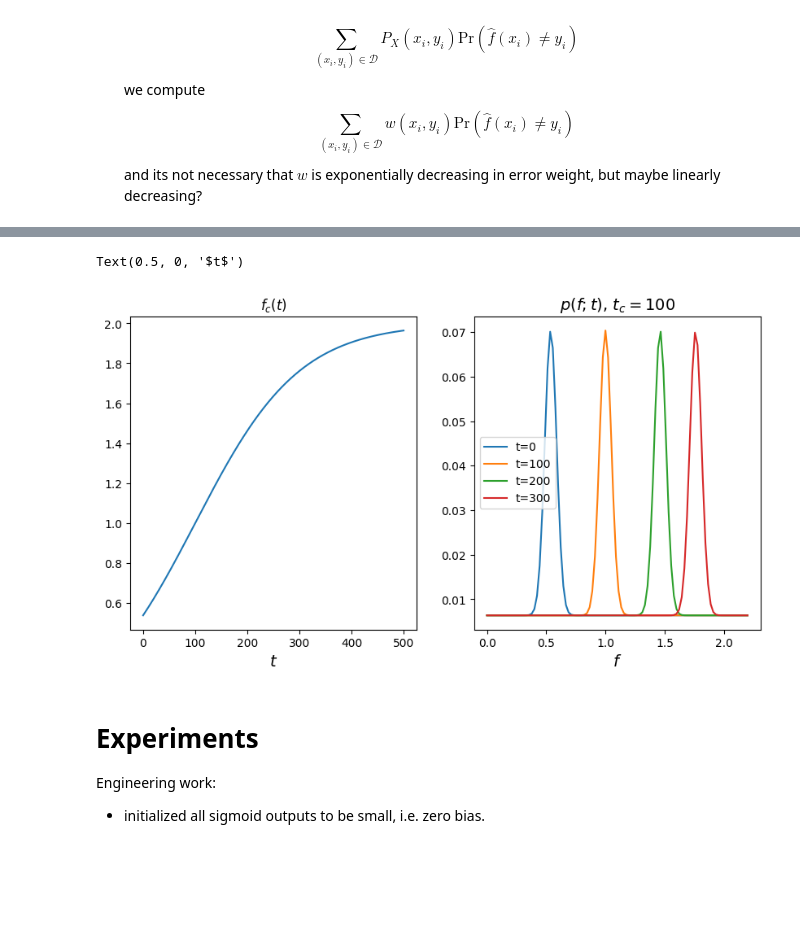
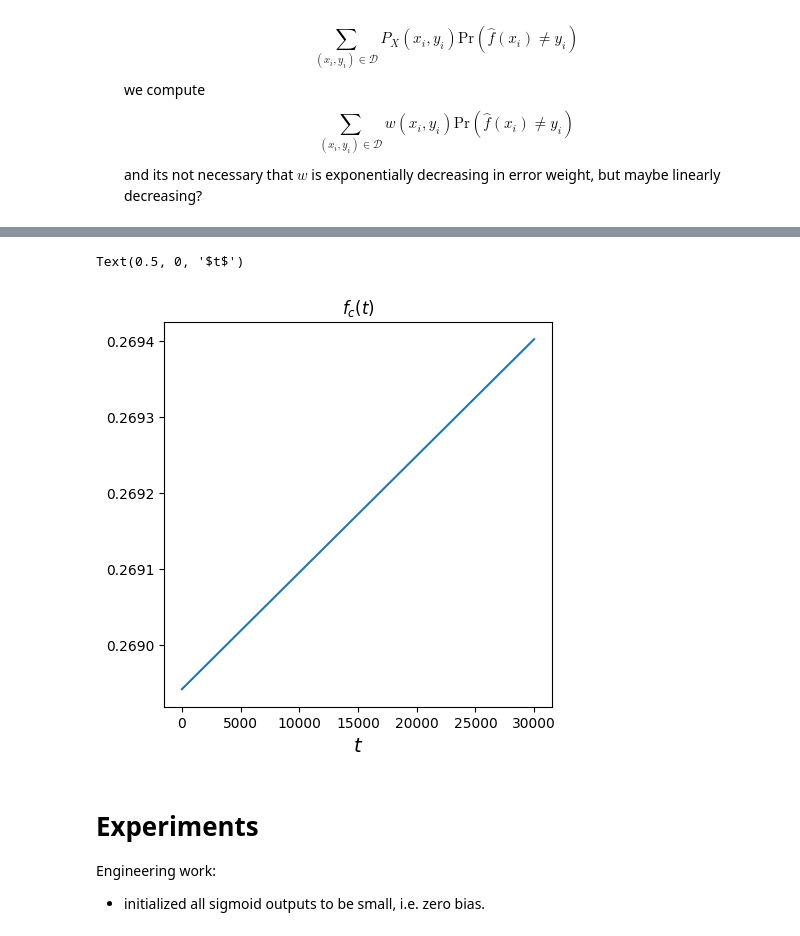
Before and after one commit to peterse/mldec, a Jupyter notebook: experiments/repetition_code_learning.ipynb, the cells around one changed output, grey strips where cells are left out. Drawn from its saved outputs; the diff is of its cells as text; code cells hidden in the pictures; blank space fills up the shorter version.

```diff
--- a/experiments/repetition_code_learning.ipynb
+++ b/experiments/repetition_code_learning.ipynb
@@ -213,28 +211,32 @@ def compute_f_distribution(f, t, t_c, alpha=10, sigma=0.05, maximum_scale=1, slo
 # %%
 import matplotlib.pyplot as plt
 
-t_c = 100
-maximum_scale = 2
+t_c = 12800000
+max_t = 30000
+maximum_scale = 1
 fvals = np.linspace(0, maximum_scale + 0.2, 100)
-alpha = 10
+x = np.linspace(0, max_t, max_t+1)
+
+wc = 12
 sigma = 0.05
 slope = 1
 
-fig, axes = plt.subplots(1, 2, figsize=(10, 5))
-for t in [0, 100, 200, 300]:
-    y = compute_f_distribution(fvals, t, t_c, alpha=alpha, sigma=sigma, maximum_scale=maximum_scale, slope=slope)
-    axes[1].plot(fvals, y, label=f"t={t}")
-axes[1].legend()
+fig, ax = plt.subplots(1, 1, figsize=(5, 5))
+ax.plot(x, fc(x, t_c, maximum_scale=maximum_scale, slope=slope))
+ax.set_title(r"$f_c(t)$")
+ax.set_xlabel(r"$t$", fontsize=14)
 
-axes[1].set_title(r"$p(f; t)$, $t_c=$" + f"{t_c}", fontsize=14)
-axes[1].set_xlabel(r"$f$", fontsize=14)
-x = np.linspace(0, 500, 501)
-axes[0].plot(x, fc(x, t_c, maximum_scale=maximum_scale, slope=slope))
-axes[0].set_title(r"$f_c(t)$")
-axes[0].set_xlabel(r"$t$", fontsize=14)
+# fig, axes = plt.subplots(1, 2, figsize=(10, 5))
+# for t in [0, 100, 200, 300]:
+#     y = compute_f_distribution(fvals, t, t_c, wc=wc, sigma=sigma, maximum_scale=maximum_scale, slope=slope)
+#     axes[1].plot(fvals, y, label=f"t={t}")
+# axes[1].legend()
+
+# axes[1].set_title(r"$p(f; t)$, $t_c=$" + f"{t_c}", fontsize=14)
+# axes[1].set_xlabel(r"$f$", fontsize=14)
 # %% [output]
 Text(0.5, 0, '$t$')
-[figure, old version]
+[figure, new version]
 # %% [markdown]
 
 # Experiments
```
Also changed, not shown: parts of 6 cells of this notebook, 4 other files.
